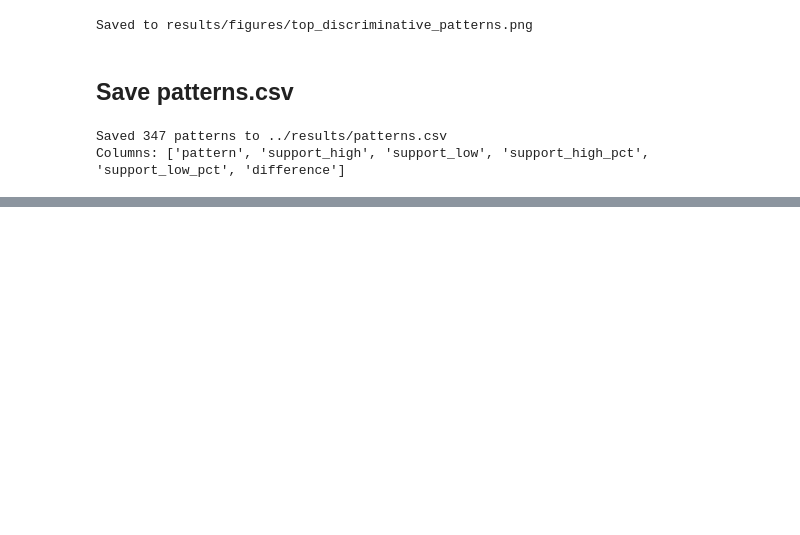
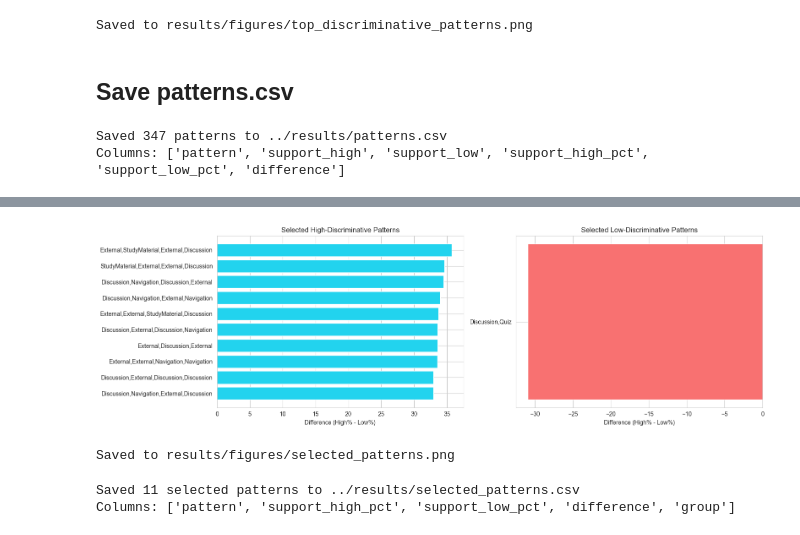
Before and after one commit to Samridhaa-28/lms-sequence-performance-prediction, a Jupyter notebook: notebooks/pattern_mining.ipynb, the cells around one changed output, grey strips where cells are left out. Cells and saved outputs as stored; diff of their text form; code cells hidden in the pictures; blank space fills up the shorter version.

```diff
--- a/notebooks/pattern_mining.ipynb
+++ b/notebooks/pattern_mining.ipynb
@@ -218,0 +277,29 @@ Columns: ['pattern', 'support_high', 'support_low', 'support_high_pct', 'support
+# %%
+fig, axes = plt.subplots(1, 2, figsize=(16, 5))
+
+high_sel = selected_patterns[selected_patterns["group"] == "High"].sort_values("difference")
+low_sel  = selected_patterns[selected_patterns["group"] == "Low"].sort_values("difference", ascending=False)
+
+axes[0].barh(high_sel["pattern"], high_sel["difference"], color="#22d3ee")
+axes[0].set_title("Selected High-Discriminative Patterns")
+axes[0].set_xlabel("Difference (High% - Low%)")
+
+axes[1].barh(low_sel["pattern"], low_sel["difference"], color="#f87171")
+axes[1].set_title("Selected Low-Discriminative Patterns")
+axes[1].set_xlabel("Difference (High% - Low%)")
+
+plt.tight_layout()
+plt.savefig("../results/figures/selected_patterns.png", dpi=150)
+plt.show()
+print("Saved to results/figures/selected_patterns.png")
+# %% [output]
+[figure, added]
+Saved to results/figures/selected_patterns.png
+# %%
+output_path = "../results/selected_patterns.csv"
+selected_patterns.to_csv(output_path, index=False)
+print(f"Saved {len(selected_patterns)} selected patterns to {output_path}")
+print(f"Columns: {selected_patterns.columns.tolist()}")
+# %% [output]
+Saved 11 selected patterns to ../results/selected_patterns.csv
+Columns: ['pattern', 'support_high_pct', 'support_low_pct', 'difference', 'group']
```
Also changed, not shown: parts of 10 cells of this notebook, 5 other files.
